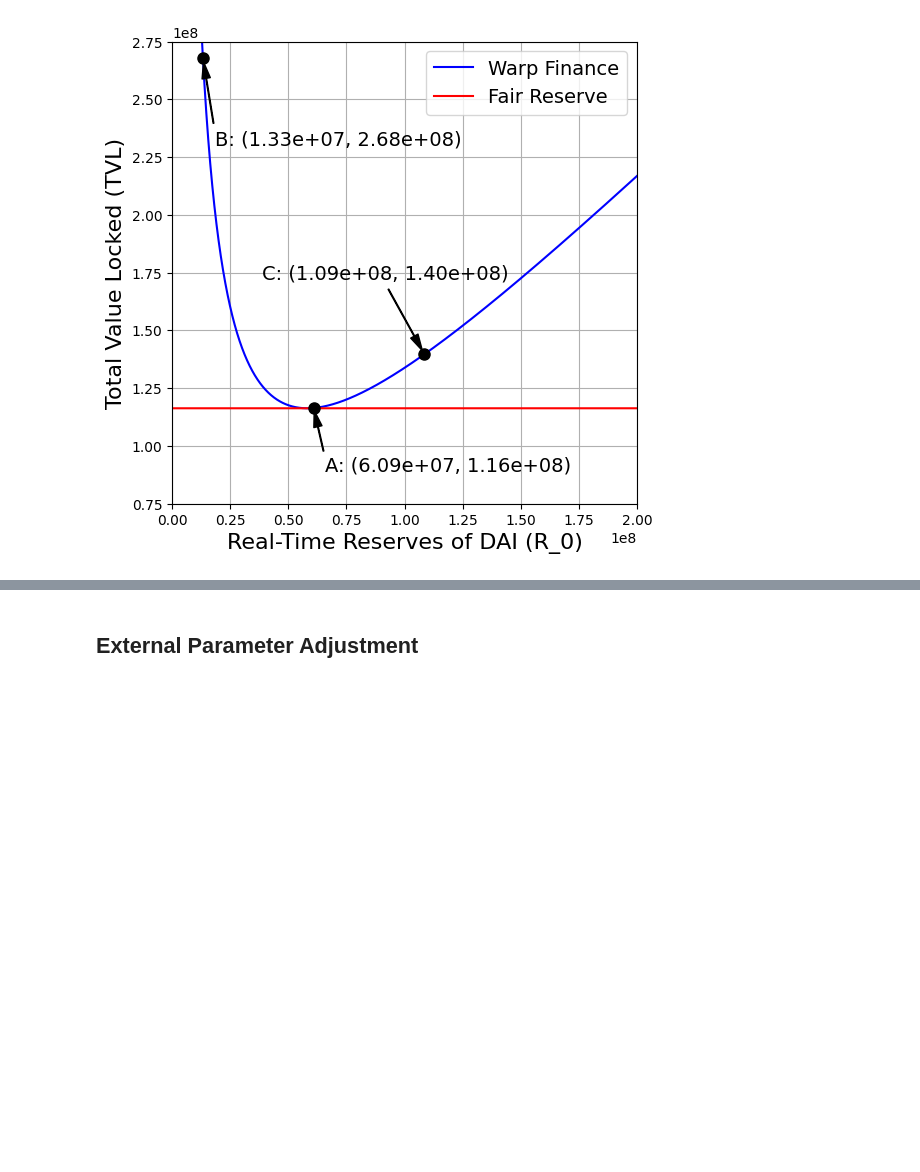
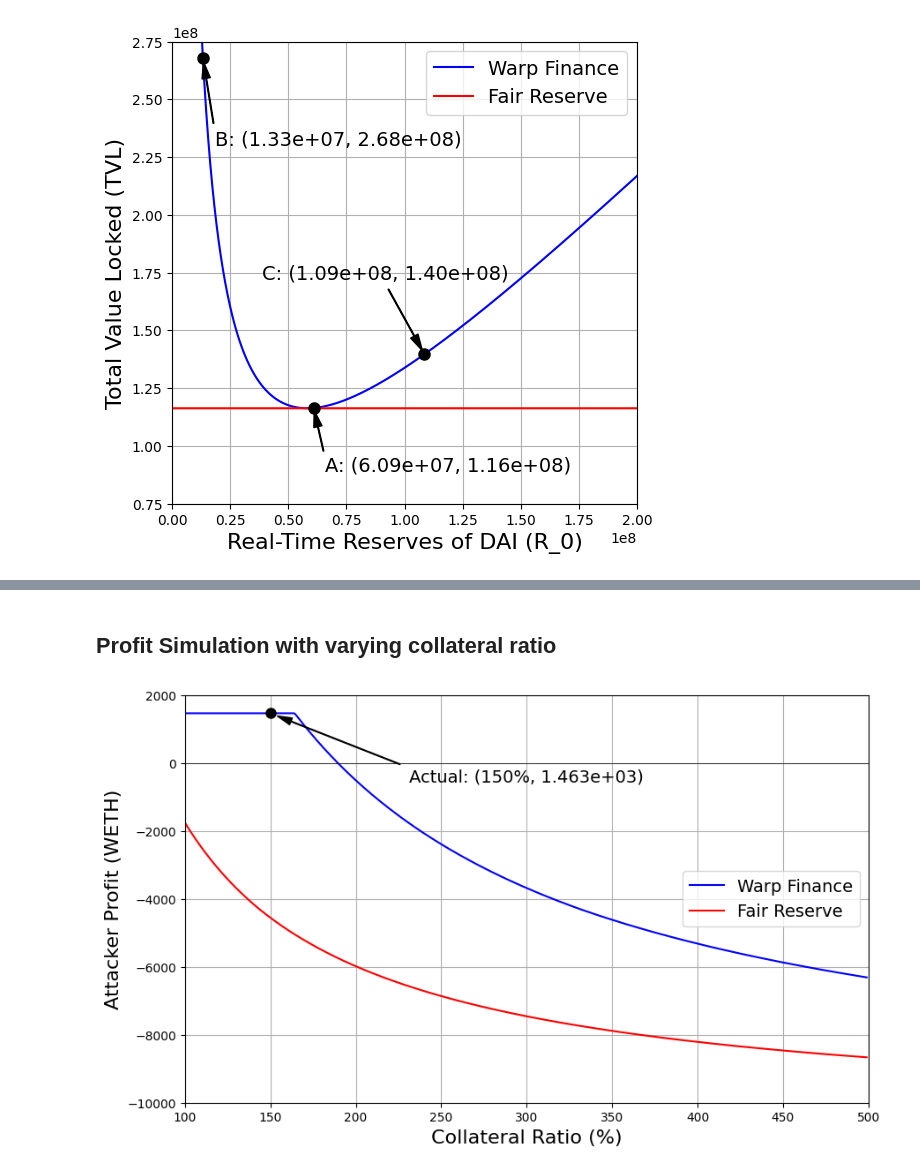
Before and after one commit to MJ-Peters/Flash-Loan-Attack-Analysis-Framework, a Jupyter notebook: Flash Loan Attack Analysis Framework.ipynb, the cells around one changed output, grey strips where cells are left out. Cells and saved outputs as stored; diff of their text form; code cells hidden in the pictures; blank space fills up the shorter version.

```diff
--- a/Flash Loan Attack Analysis Framework.ipynb
+++ b/Flash Loan Attack Analysis Framework.ipynb
@@ -634,2 +530,56 @@ plt.show()
-# %% [markdown]
-## External Parameter Adjustment
+# %% [markdown]
+## Profit Simulation with varying collateral ratio
+# %%
+# Define a range of F_1 values from 0 to 500,000
+C_values = range(100, 500)
+
+# Initialize empty lists to store dmg values for both models
+profit_values_warp = []
+profit_values_fair = []
+
+# Loop through the F_1 values and calculate dmg for each value for both models
+for C_value in C_values:
+    # Convert percentage to decimal
+    C = C_value / 100
+    # Calculate dmg for "Warp Finance" model
+    s_1, D, LP, R_0, R_1, P_LP, B, In_1, Out_0, R_0_new, R_1_new, P_LP_new, B_new, B_dai, B_usdc, In_0, Out_weth_us, Out_weth_ss, c, profit_warp, pre_warp, post_warp = damage_model("Warp Finance", F_0, F_1, r_0, r_1, s_0, lp, C, twap_0, twap_1, V_dai, V_usdc, r_weth, r_usdc)
+    profit_values_warp.append(profit_warp)
+
+    # Calculate dmg for "Fair Reserve" model
+    s_1, D, LP, R_0, R_1, P_LP, B, In_1, Out_0, R_0_new, R_1_new, P_LP_new, B_new, B_dai, B_usdc, In_0, Out_weth_us, Out_weth_ss, c, profit_fair, pre_fair, post_fair = damage_model("Fair Reserve", F_0, F_1, r_0, r_1, s_0, lp, C, twap_0, twap_1, V_dai, V_usdc, r_weth, r_usdc)
+    profit_values_fair.append(profit_fair)
+
+# Plot the DMG vs F_1 continuous line plot for both models
+plt.figure(figsize=(10, 6))
+plt.plot(C_values, profit_values_warp, color="b", label="Warp Finance")
+plt.plot(C_values, profit_values_fair, color="r", label="Fair Reserve")
+plt.xlabel("Collateral Ratio (%)", fontsize=16)
+plt.ylabel("Attacker Profit (WETH)", fontsize=16)
+plt.legend(fontsize=14, loc="center right")
+
+# Add horizontal line at y = 0 to make the x-axis more distinct across 0
+plt.axhline(0, color="black", linewidth=0.5, linestyle="-")
+
+# Annotate the actual scenario below the line
+plt.plot(150, max(profit_values_warp), "ko", markersize=8)
+plt.annotate(f"Actual: (150%, {max(profit_values_warp):.3e})",
+             xy=(150, max(profit_values_warp)),
+             xytext=(300, max(profit_values_warp) - 2000),
+             arrowprops=dict(facecolor="black", shrink=0.05, width=0.5, headwidth=6),
+             fontsize=14,
+             horizontalalignment="center")
+#
+# plt.plot(345736.68538198655, 1462.819418141686758539, "ko", markersize=8)
+# plt.annotate("Actual: 345736.69,\n 1462.82",
+#              xy=(345736.68538198655, 1462.819418141686758539),
+#              xytext=(345736.68538198655, 1462.819418141686758539 - 1750),
+#              arrowprops=dict(facecolor="black", shrink=0.05, width=0.5, headwidth=6),
+#              fontsize=14,
+#              horizontalalignment="center")
+
+plt.grid()
+plt.xlim(100, 500)
+plt.ylim(-10000, 2000)
+plt.show()
+# %% [output]
+[figure, added]
```
Also changed, not shown: parts of 9 cells of this notebook.
